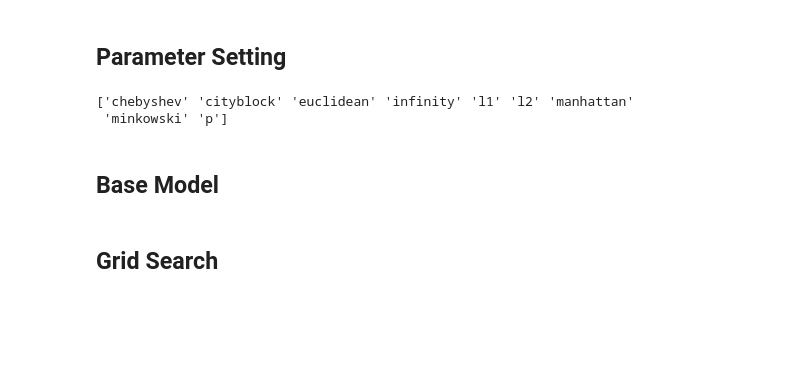
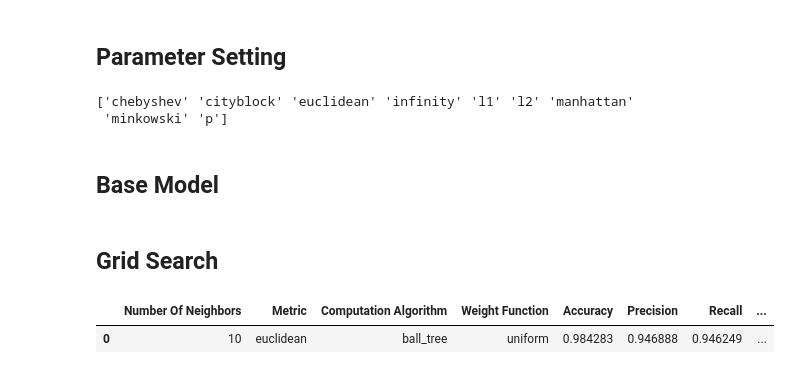
Before and after one commit to woerndle/ds-ml-project, a Jupyter notebook: notebooks/traffic.ipynb, the cells around one changed output. Saved outputs shown, nothing was run; the diff lists cells and outputs as text; code cells hidden in the pictures; blank space fills up the shorter version.

Commit message:
Added concat statement for base model addition to results dataframe

```diff
--- a/notebooks/traffic.ipynb
+++ b/notebooks/traffic.ipynb
@@ -207,7 +211,12 @@ metrics = ["euclidean", "cityblock", "manhattan", "l1", "l2"]
 # %% [markdown]
 ## Base Model
 # %%
-from sklearn.metrics import average_precision_score, f1_score, precision_score, recall_score
+from sklearn.metrics import (
+    average_precision_score,
+    f1_score,
+    precision_score,
+    recall_score,
+)
 
 # computation of base model
 base_model = KNeighborsClassifier(
@@ -220,26 +229,46 @@ base_model_prediction = base_model.predict(x_test)
 base_model_probabilites = base_model.predict_proba(x_test)
 
 # Computation of base model evaluation metrics
-base_model_accuracy = average_precision_score(y_test, base_model_probabilites, average='weighted')
-base_model_f1_score = f1_score(y_test, base_model_prediction, average='weighted')
-base_model_precision = precision_score(y_test, base_model_prediction, average='weighted')
-base_model_recall = recall_score(y_test, base_model_prediction, average='weighted')
+base_model_accuracy = average_precision_score(
+    y_test, base_model_probabilites, average="weighted"
+)
+base_model_f1_score = f1_score(y_test, base_model_prediction, average="weighted")
+base_model_precision = precision_score(
+    y_test, base_model_prediction, average="weighted"
+)
+base_model_recall = recall_score(y_test, base_model_prediction, average="weighted")
 # %% [markdown]
 ## Grid Search
 # %%
 # dataframe initalisiation for storing results
 test_results = pd.DataFrame(
     columns=[
         "Number Of Neighbors",
         "Metric",
         "Computation Algorithm",
         "Weight Function",
         "Accuracy",
         "Precision",
         "Recall",
         "F1 Score",
     ]
 )
+
+base_row = pd.DataFrame({
+    "Number Of Neighbors": [10],
+    "Metric": "euclidean",
+    "Computation Algorithm": "ball_tree",
+    "Weight Function": "uniform",
+    "Accuracy": [base_model_accuracy],
+    "Precision": [base_model_precision],
+    "Recall": [base_model_recall],
+    "F1 Score": [base_model_f1_score],
+})
+
+pd.concat([test_results, base_row], ignore_index=True)
+# %% [output]
+|  | Number Of Neighbors | Metric | Computation Algorithm | Weight Function | Accuracy | Precision | Recall | ... |
+| 0 | 10 | euclidean | ball_tree | uniform | 0.984283 | 0.946888 | 0.946249 | ... |
 # %%
 for weight_function in weight_functions:
     for computation_algorithm in computation_algorithms:
```
Also changed, not shown: parts of 1 cell of this notebook.
